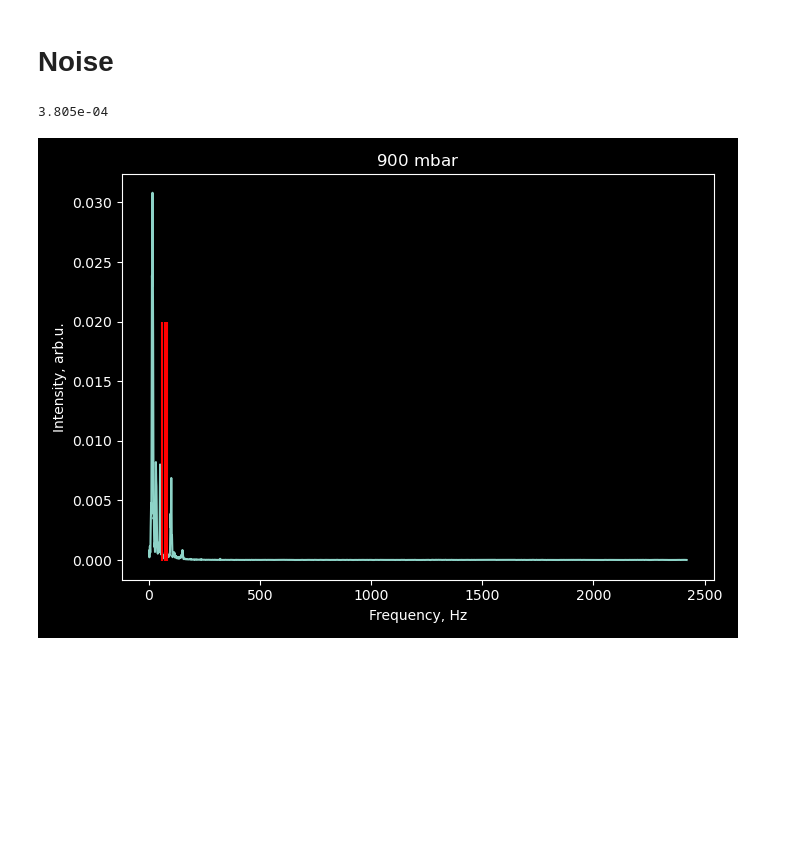
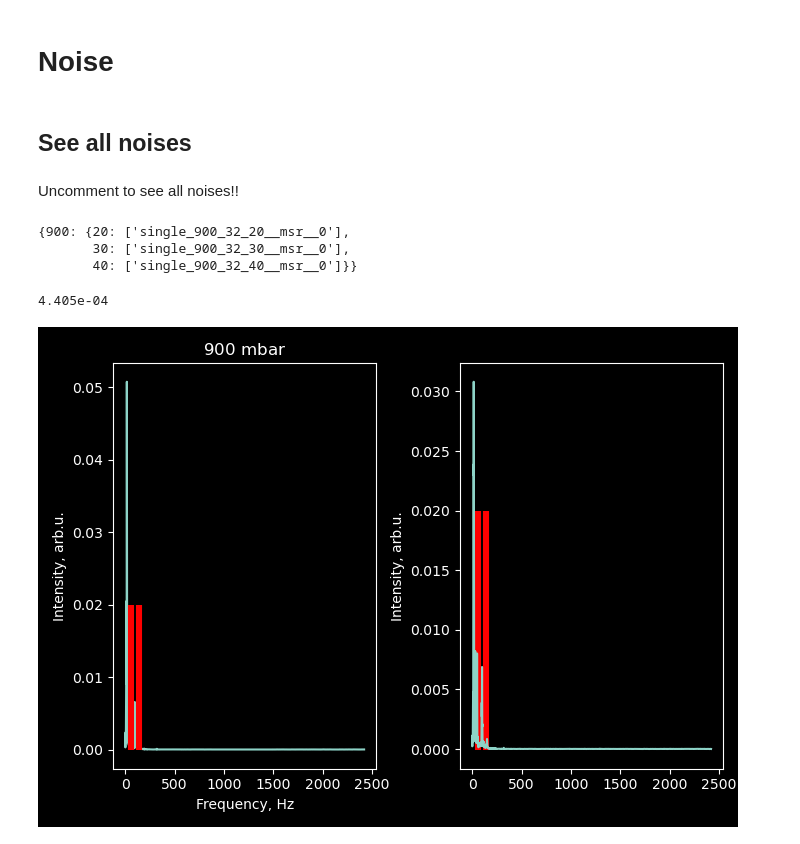
Before and after one commit to lampnis/aerosol-things, a Jupyter notebook: codes/datas/misc_tests/cantilevers/2025_09/R5C3_SOI2/nb.ipynb, the cells around one changed output. Drawn from its saved outputs; the diff is of its cells as text; code cells hidden in the pictures; blank space fills up the shorter version.

Commit message:
added r5c3 additional data in individual nb and scatter in the big nb

```diff
--- a/codes/datas/misc_tests/cantilevers/2025_09/R5C3_SOI2/nb.ipynb
+++ b/codes/datas/misc_tests/cantilevers/2025_09/R5C3_SOI2/nb.ipynb
@@ -116,7 +107,7 @@ u2 = [6984.9534710, 6983.6678]
 
 # REMINDER frequencies: [20, 30, 40, 80, 90, 130, 170, 220, 300]
 p = 900
-f = 60
+f = 20
 bench_test_2 = CEPAS_benchmark(benchmark_path_2, test_bench_files, p, f)
 # bench_test.self_test()
 bench_test_2.add_wav(u1, u2)
@@ -199,2 +182,13 @@ Name: magnitude_pnorm, dtype: float64
 # %% [markdown]
 # Noise
+# %% [markdown]
+## See all noises
+# %% [markdown]
+Uncomment to see all noises!!
+# %%
+noise_2_dict = cp.dir_match_dict(benchmark_noise_2, patterns_2)
+pp.pprint(noise_2_dict)
+# %% [output]
+{900: {20: ['single_900_32_20__msr__0'],
+       30: ['single_900_32_30__msr__0'],
+       40: ['single_900_32_40__msr__0']}}
@@ -201,37 +229,43 @@ Name: magnitude_pnorm, dtype: float64
 # %%
 # bench_noise_300_2 = CEPAS_noise_info(benchmark_noise_2, 300)
 # bench_noise_600_2 = CEPAS_noise_info(benchmark_noise_2, 600)
-bench_noise_900_2 = CEPAS_noise_info(benchmark_noise_2, 900)
+bench_noise_900_1 = CEPAS_noise_info(benchmark_noise_2, 900)
+bench_noise_900_2 = CEPAS_noise_info(benchmark_noise_2, 900, 2)
 
 # backgrounds = {300: bench_noise_300_2,
 #                600: bench_noise_600_2,
 backgrounds = {900: bench_noise_900_2}
 
 
 print(f"{np.format_float_scientific(bench_noise_900_2.get_noise_at(f), precision=3)}")
 plt.close()
 plt.figure(figsize=(7, 5))
-# plt.subplot(131)
-# plt.title("$300\\ \\text{mbar}$")
-# plt.xlabel('Frequency, Hz')
-# plt.ylabel('Intensity, arb.u.')
-# plt.plot(bench_noise_300_2.spectrum['freq'], bench_noise_300_2.spectrum['intensity'])
+plt.subplot(122)
+plt.ylabel('Intensity, arb.u.')
+plt.vlines([40, 60, 80, 60*2, 70*2, 80*2],
+            -0.0001, 0.02,
+              colors=["red", "red", "red"],
+                label="20, 30, 40, 60, 70, 80 Hz")
+plt.plot(bench_noise_900_1.spectrum['freq'], bench_noise_900_1.spectrum['intensity'])
 # plt.subplot(132)
 # plt.title("$600\\ \\text{mbar}$")
 # plt.xlabel('Frequency, Hz')
 # plt.ylabel('Intensity, arb.u.')
 # plt.plot(bench_noise_600_2.spectrum['freq'], bench_noise_600_2.spectrum['intensity'])
-plt.subplot(111)
+plt.subplot(121)
 plt.title("$900\\ \\text{mbar}$")
 plt.xlabel('Frequency, Hz')
 plt.ylabel('Intensity, arb.u.')
 plt.plot(bench_noise_900_2.spectrum['freq'], bench_noise_900_2.spectrum['intensity'])
-plt.vlines([60, 70, 80], -0.0001, 0.02, colors=["red", "red", "red"], label="60, 70, 80 Hz")
+plt.vlines([40, 60, 80, 60*2, 70*2, 80*2],
+            -0.0001, 0.02,
+              colors=["red", "red", "red"],
+                label="20, 30, 40, 60, 70, 80 Hz")
 plt.tight_layout()
 plt.show()
 # %% [output]
-3.805e-04
+4.405e-04
-[figure, old version]
+[figure, new version]
 # %%
 noise_start_2 = 1625
 noise_end_2 = 1749
```
Also changed, not shown: parts of 12 cells of this notebook, 1 other file.
